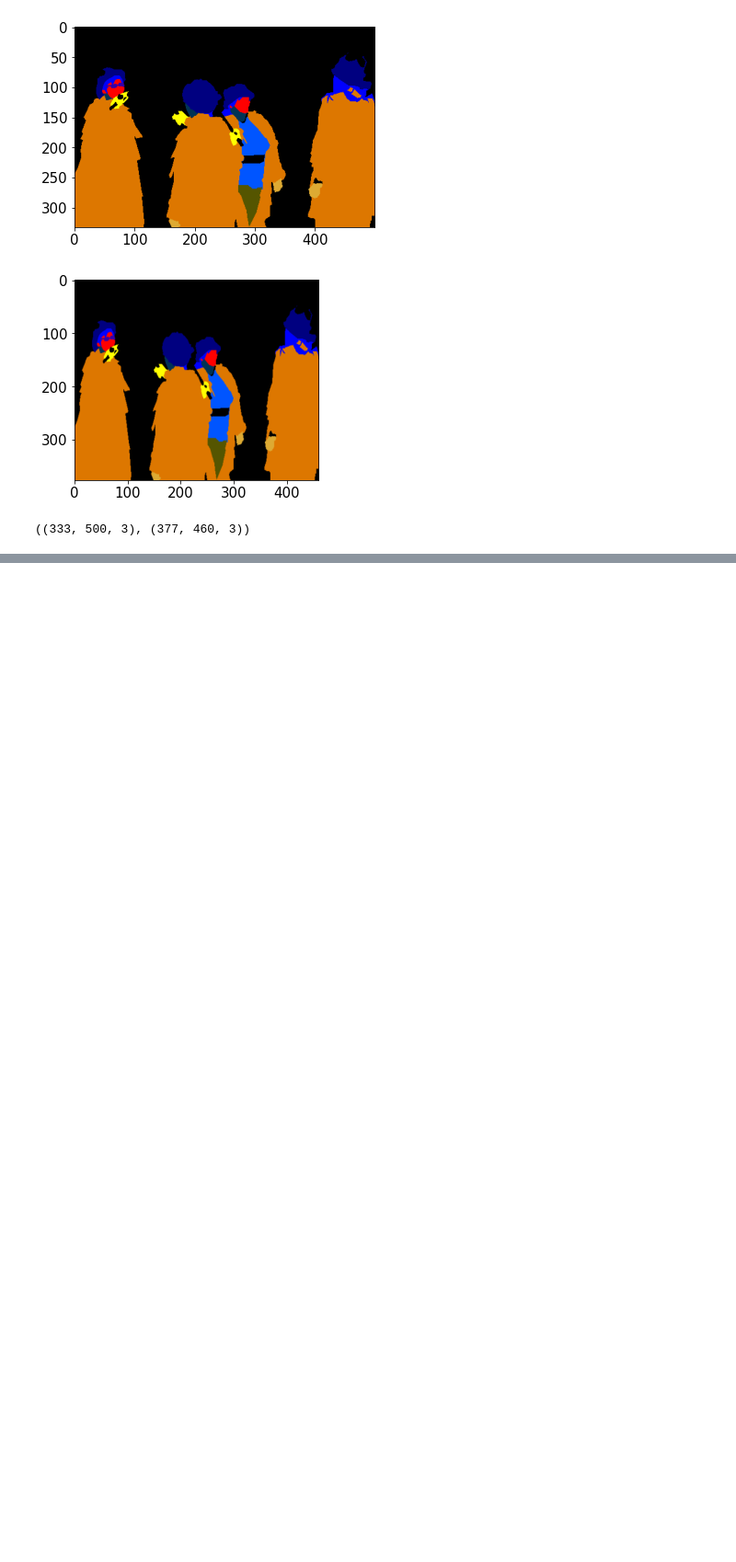
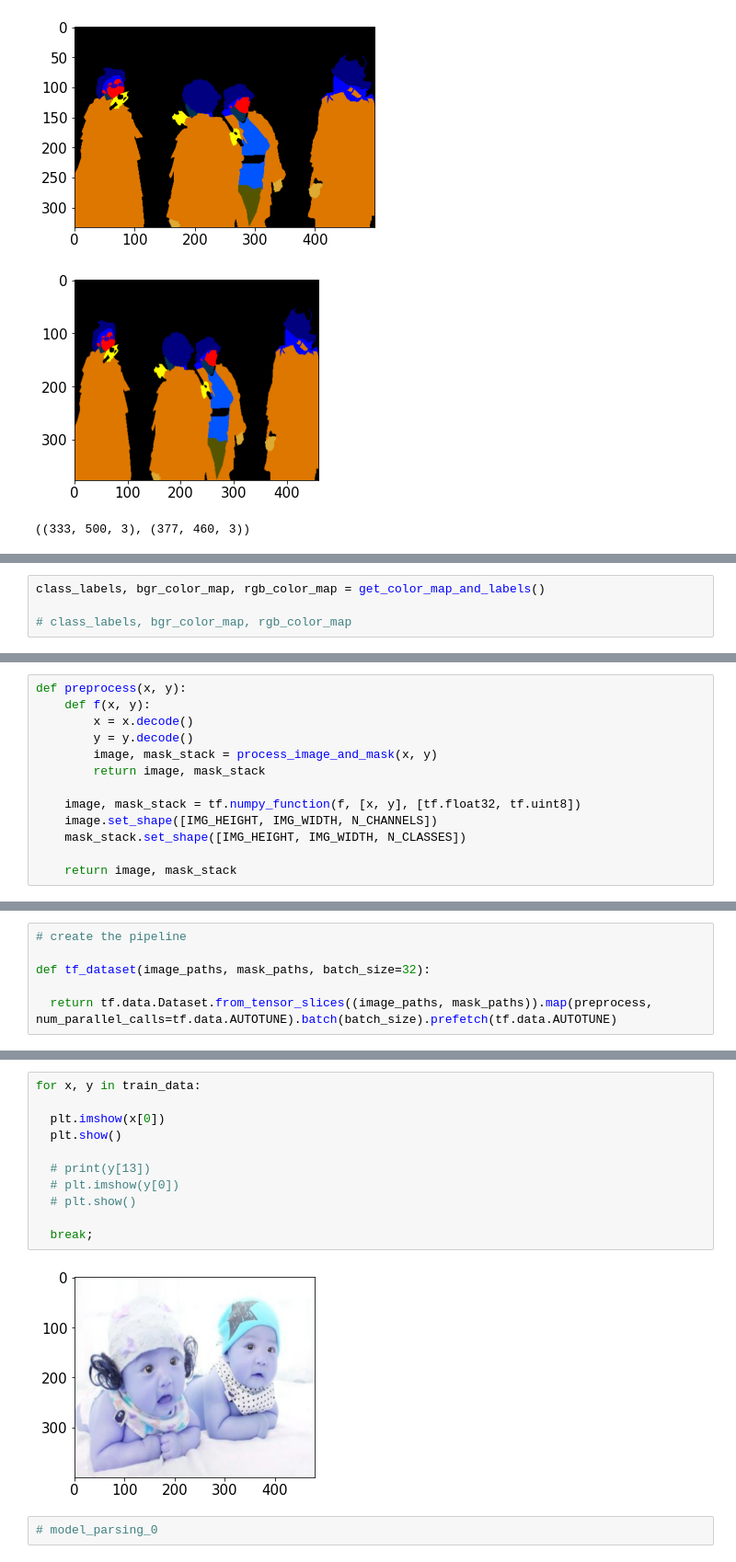
Before and after one commit to Junaidhassan99/FYP, a Jupyter notebook: fyp_01_junaid.ipynb, the cells around one changed output, grey strips where cells are left out. Shown at 92% size. Drawn from its saved outputs; the diff is of its cells as text; blank space fills up the shorter version.

```diff
--- a/fyp_01_junaid.ipynb
+++ b/fyp_01_junaid.ipynb
@@ -681,0 +850,4 @@ tf.keras.utils.plot_model(model_parsing_0, show_shapes=True,)
+# %%
+class_labels, bgr_color_map, rgb_color_map = get_color_map_and_labels()
+
+# class_labels, bgr_color_map, rgb_color_map
@@ -681,0 +902,13 @@ tf.keras.utils.plot_model(model_parsing_0, show_shapes=True,)
+# %%
+def preprocess(x, y):
+    def f(x, y):
+        x = x.decode()
+        y = y.decode()
+        image, mask_stack = process_image_and_mask(x, y)
+        return image, mask_stack
+
+    image, mask_stack = tf.numpy_function(f, [x, y], [tf.float32, tf.uint8])
+    image.set_shape([IMG_HEIGHT, IMG_WIDTH, N_CHANNELS])
+    mask_stack.set_shape([IMG_HEIGHT, IMG_WIDTH, N_CLASSES])
+
+    return image, mask_stack
@@ -681,0 +938,6 @@ tf.keras.utils.plot_model(model_parsing_0, show_shapes=True,)
+# %%
+# create the pipeline
+
+def tf_dataset(image_paths, mask_paths, batch_size=32):
+
+  return tf.data.Dataset.from_tensor_slices((image_paths, mask_paths)).map(preprocess, num_parallel_calls=tf.data.AUTOTUNE).batch(batch_size).prefetch(tf.data.AUTOTUNE)
@@ -681,0 +954,15 @@ tf.keras.utils.plot_model(model_parsing_0, show_shapes=True,)
+# %%
+for x, y in train_data:
+
+  plt.imshow(x[0])
+  plt.show()
+
+  # print(y[13])
+  # plt.imshow(y[0])
+  # plt.show()
+
+  break;
+# %% [output]
+[figure, added]
+# %%
+# model_parsing_0
```
Also changed, not shown: parts of 38 cells of this notebook.
